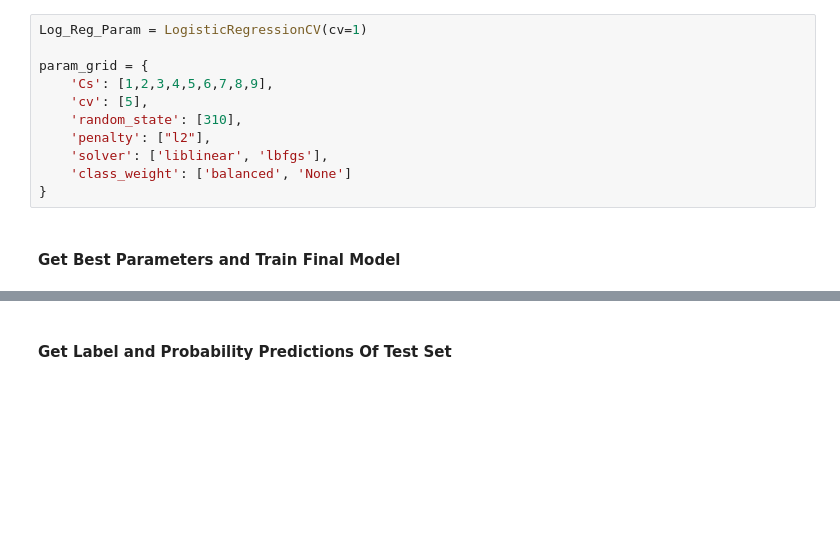
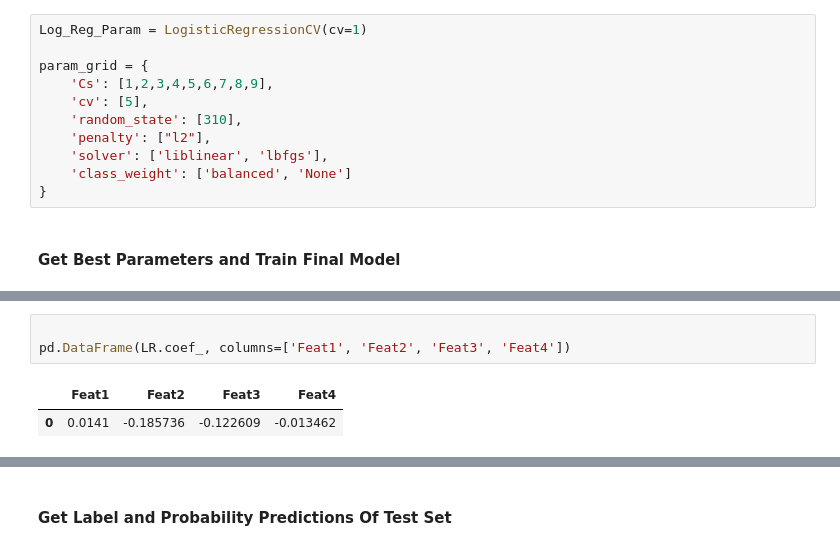
Before and after one commit to anthonymelson/portfolio, a Jupyter notebook: Breast_Cancer_Probabilistic_v_Label.ipynb, the cells around one changed output, grey strips where cells are left out. Cells and saved outputs as stored; diff of their text form; blank space fills up the shorter version.

```diff
--- a/Breast_Cancer_Probabilistic_v_Label.ipynb
+++ b/Breast_Cancer_Probabilistic_v_Label.ipynb
@@ -168,0 +232,6 @@ LogisticRegressionCV(Cs=9, class_weight='balanced', cv=5, dual=False,
+# %%
+
+pd.DataFrame(LR.coef_, columns=['Feat1', 'Feat2', 'Feat3', 'Feat4'])
+# %% [output]
+|  | Feat1 | Feat2 | Feat3 | Feat4 |
+| 0 | 0.0141 | -0.185736 | -0.122609 | -0.013462 |
```
Also changed, not shown: parts of 30 cells of this notebook.
